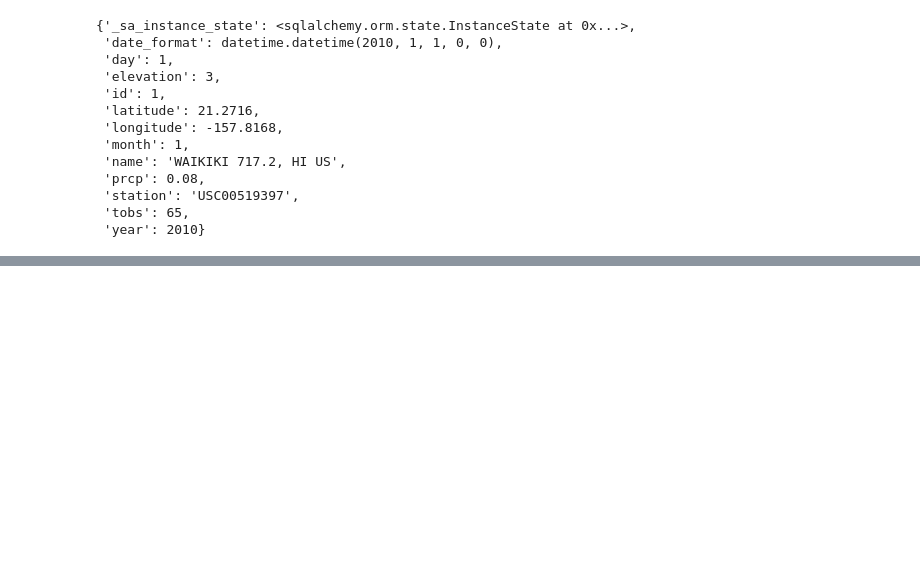
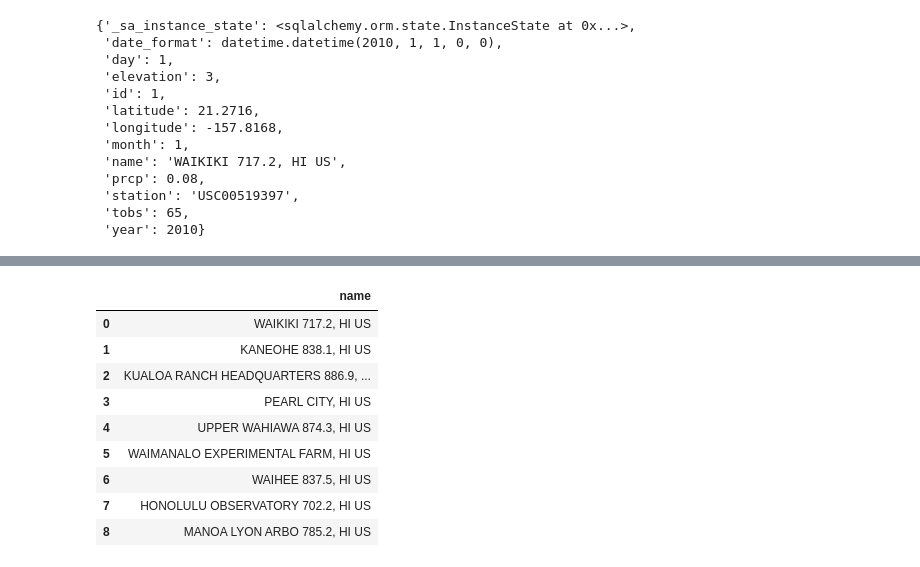
Before and after one commit to gaguinaldo/uscdatabootcamp, a Jupyter notebook: hw-9/climate_analysis.ipynb, the cells around one changed output, grey strips where cells are left out. Cells and saved outputs as stored; diff of their text form; code cells hidden in the pictures; blank space fills up the shorter version.

```diff
--- a/hw-9/climate_analysis.ipynb
+++ b/hw-9/climate_analysis.ipynb
@@ -50,0 +163,19 @@ first_row.__dict__
+# %%
+query = """
+        select DISTINCT name
+        from hawaii_data
+        """
+# %%
+df_station_name = pd.read_sql(query, conn)
+df_station_name
+# %% [output]
+|  | name |
+| 0 | WAIKIKI 717.2, HI US |
+| 1 | KANEOHE 838.1, HI US |
+| 2 | KUALOA RANCH HEADQUARTERS 886.9, ... |
+| 3 | PEARL CITY, HI US |
+| 4 | UPPER WAHIAWA 874.3, HI US |
+| 5 | WAIMANALO EXPERIMENTAL FARM, HI US |
+| 6 | WAIHEE 837.5, HI US |
+| 7 | HONOLULU OBSERVATORY 702.2, HI US |
+| 8 | MANOA LYON ARBO 785.2, HI US |
```
Also changed, not shown: parts of 16 cells of this notebook, 1 other file.
